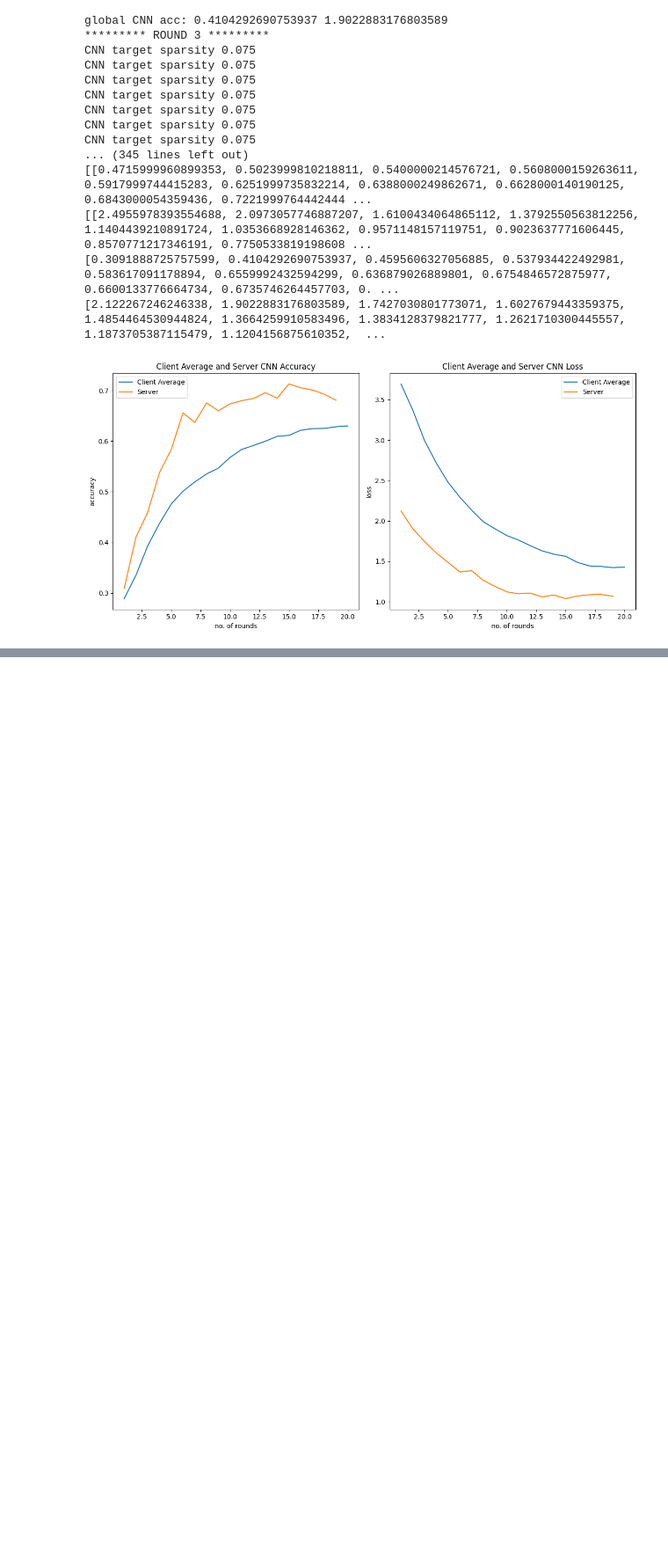
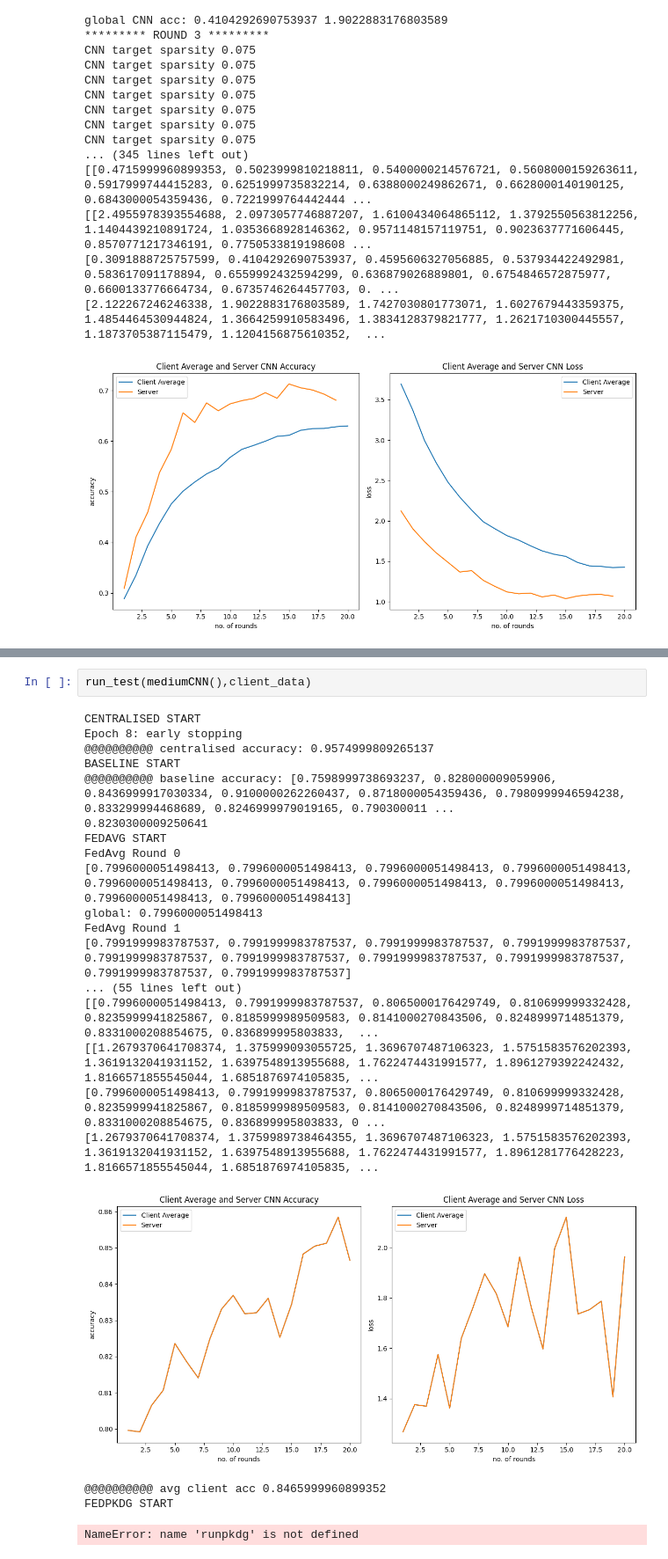
Before and after one commit to ChrisW2420/FedDistill, a Jupyter notebook: FedPKDG.ipynb, the cells around one changed output, grey strips where cells are left out. Shown at 88% size. Drawn from its saved outputs; the diff is of its cells as text; blank space fills up the shorter version.

Commit message:
test stopped, rerunning

```diff
--- a/FedPKDG.ipynb
+++ b/FedPKDG.ipynb
@@ -2402,0 +2456,24 @@ CNN target sparsity 0.075
+# %%
+run_test(mediumCNN(),client_data)
+# %% [output]
+CENTRALISED START
+Epoch 8: early stopping
+@@@@@@@@@@ centralised accuracy: 0.9574999809265137
+BASELINE START
+@@@@@@@@@@ baseline accuracy: [0.7598999738693237, 0.828000009059906, 0.8436999917030334, 0.9100000262260437, 0.8718000054359436, 0.7980999946594238, 0.833299994468689, 0.8246999979019165, 0.790300011 ...
+0.8230300009250641
+FEDAVG START
+FedAvg Round 0
+[0.7996000051498413, 0.7996000051498413, 0.7996000051498413, 0.7996000051498413, 0.7996000051498413, 0.7996000051498413, 0.7996000051498413, 0.7996000051498413, 0.7996000051498413, 0.7996000051498413]
+global: 0.7996000051498413
+FedAvg Round 1
+[0.7991999983787537, 0.7991999983787537, 0.7991999983787537, 0.7991999983787537, 0.7991999983787537, 0.7991999983787537, 0.7991999983787537, 0.7991999983787537, 0.7991999983787537, 0.7991999983787537]
+... (55 lines left out)
+[[0.7996000051498413, 0.7991999983787537, 0.8065000176429749, 0.810699999332428, 0.8235999941825867, 0.8185999989509583, 0.8141000270843506, 0.8248999714851379, 0.8331000208854675, 0.836899995803833,  ...
+[[1.2679370641708374, 1.375999093055725, 1.3696707487106323, 1.5751583576202393, 1.3619132041931152, 1.6397548913955688, 1.7622474431991577, 1.8961279392242432, 1.8166571855545044, 1.6851876974105835, ...
+[0.7996000051498413, 0.7991999983787537, 0.8065000176429749, 0.810699999332428, 0.8235999941825867, 0.8185999989509583, 0.8141000270843506, 0.8248999714851379, 0.8331000208854675, 0.836899995803833, 0 ...
+[1.2679370641708374, 1.3759989738464355, 1.3696707487106323, 1.5751583576202393, 1.3619132041931152, 1.6397548913955688, 1.7622474431991577, 1.8961281776428223, 1.8166571855545044, 1.6851876974105835, ...
+[figure, added]
+@@@@@@@@@@ avg client acc 0.8465999960899352
+FEDPKDG START
+NameError: name 'runpkdg' is not defined
```
Also changed, not shown: parts of 6 cells of this notebook.
